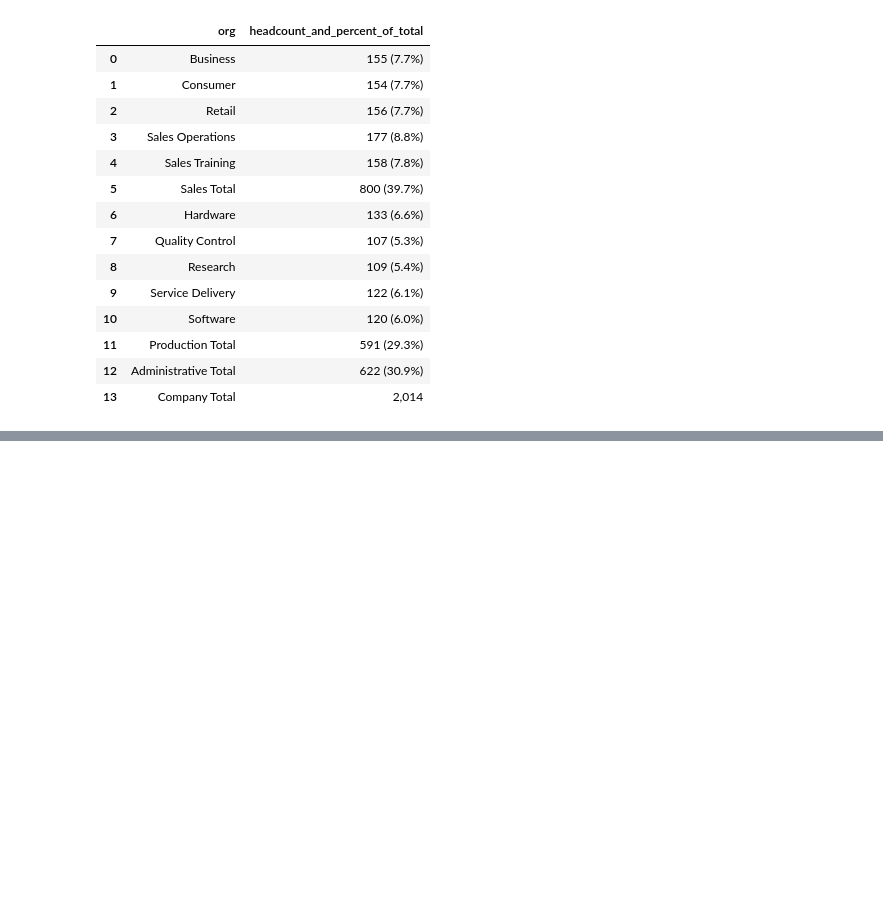
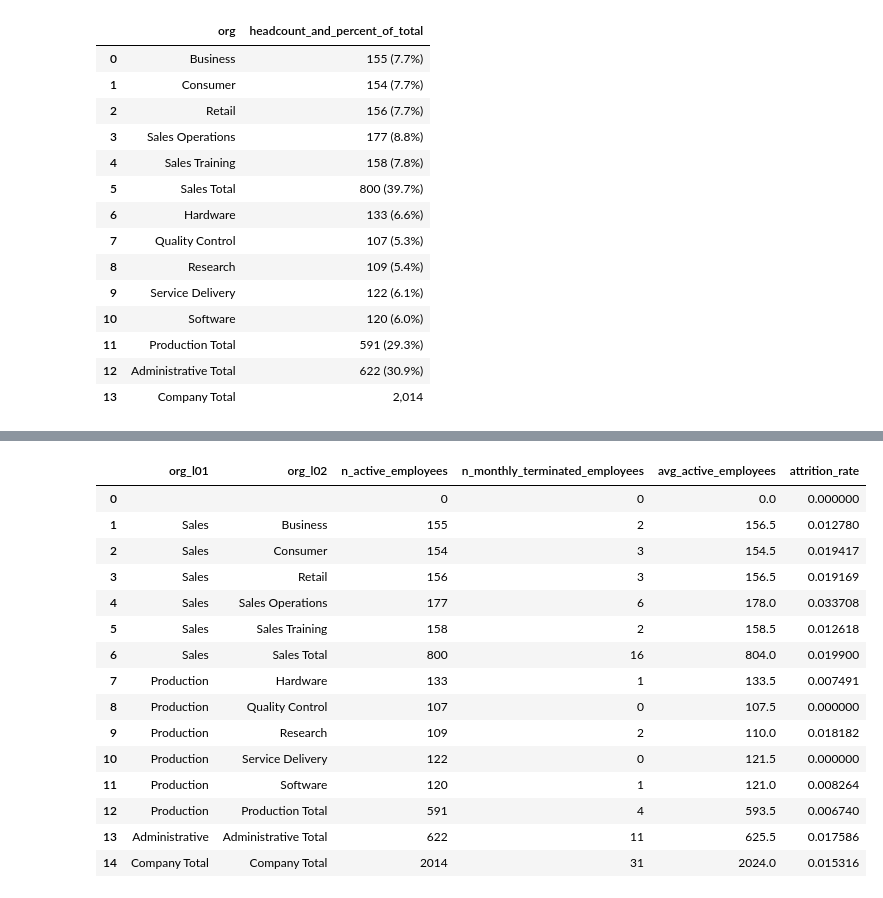
Before and after one commit to AtypicalLogic/fictional_hr_analytics, a Jupyter notebook: analyze/monthly_core_metrics.ipynb, the cells around one changed output, grey strips where cells are left out. Cells and saved outputs as stored; diff of their text form; code cells hidden in the pictures; blank space fills up the shorter version.

Commit message:
adding org-level calculations

```diff
--- a/analyze/monthly_core_metrics.ipynb
+++ b/analyze/monthly_core_metrics.ipynb
@@ -125,0 +191,2 @@ df_monthly['n_new_hire_employees'] = df_monthly['n_new_hire_employees'].fillna(0
+# %%
+df_monthly_by_org1['attrition_rate'] = df_monthly_by_org1['n_monthly_terminated_employees'] / df_monthly_by_org1['avg_active_employees']
@@ -223 +224,17 @@ df_monthly_by_org['avg_active_employees'] = np.where(
+# %%
+df_temp_reindexed = df_monthly_by_org2 \
+    .set_index(temp_indices).sort_index(level='ds') \
+    .copy()
+df_temp_avg_active_employees = df_temp_reindexed.groupby(level=temp_indices[2:]) \
+    ['n_active_employees'] \
+    .rolling(window=2).mean() \
+    .reset_index(level=[0,1,2], drop=True) \
+    .reset_index(name='avg_active_employees')
+
+df_monthly_by_org2 = pd.merge(left=df_monthly_by_org2, right=df_temp_avg_active_employees, how='left', on=temp_indices)
+df_monthly_by_org2['avg_active_employees'] = np.where(
+    df_monthly_by_org2['avg_active_employees'].isnull(),
+    df_monthly_by_org2['n_active_employees'],
+    df_monthly_by_org2['avg_active_employees']
+)
 # %% [markdown]
@@ -225,2 +242,2 @@ df_monthly_by_org['avg_active_employees'] = np.where(
 # %%
-df_monthly_by_org['attrition_rate'] = df_monthly_by_org['n_monthly_terminated_employees'] / df_monthly_by_org['avg_active_employees']
+df_monthly_by_org2['attrition_rate'] = df_monthly_by_org2['n_monthly_terminated_employees'] / df_monthly_by_org2['avg_active_employees']
@@ -454,0 +674,68 @@ display_table
+# %%
+# defining orgs that show org_l02 breakdown and order of iteration
+org_map = [
+    {'org_name': 'Sales', 'incl_org_l02': True},
+    {'org_name': 'Production', 'incl_org_l02': True},
+    {'org_name': 'Administrative', 'incl_org_l02': False},
+]
+
+selected_fields = ['org_l01','org_l02','n_active_employees','n_monthly_terminated_employees','avg_active_employees','attrition_rate']
+
+default_values = {'org_l01': '',
+                  'org_l02': '',
+                  'n_active_employees': 0,
+                  'n_monthly_terminated_employees': 0,
+                  'avg_active_employees': 0,
+                  'attrition_rate': 0}
+
+attrition_by_org_current_month = pd.DataFrame([default_values])
+attrition_by_org_previous_month = pd.DataFrame([default_values])
+
+def prep_display_table(df, ds):
+    for org_idx in org_map:
+        # calculate values related to org_l02
+        if org_idx['incl_org_l02']:
+            df = pd.concat([
+                df,
+                df_monthly_by_org2[(df_monthly_by_org2.ds_start == ds) & (df_monthly_by_org2.org_l01 == org_idx['org_name'])][selected_fields],
+            ], ignore_index=True)
+        # calculate subtotals that correspond to org_l01
+        df = pd.concat([
+                df,
+                df_monthly_by_org1[(df_monthly_by_org1.ds_start == ds) & (df_monthly_by_org1.org_l01 == org_idx['org_name'])][selected_fields]],
+            ignore_index=True
+        )
+    # calculate grand total
+    df = pd.concat([
+        df,
+        pd.merge(
+            left=pd.DataFrame([{'ds': pd.to_datetime(df_monthly[df_monthly.ds_start == ds].ds.iloc[0]), 'ds_start': pd.to_datetime(df_monthly[df_monthly.ds_start == ds].ds_start.iloc[0]), 'org_l01': 'Company Total', 'org_l02': 'Company Total'}]),
+            right=df_monthly[df_monthly.ds_start == ds],
+            how='left',
+            on=['ds', 'ds_start']
+        )[selected_fields]
+    ], ignore_index=True)
+    return df
+
+attrition_by_org_current_month = prep_display_table(attrition_by_org_current_month, current_month)
+attrition_by_org_previous_month = prep_display_table(attrition_by_org_previous_month, previous_month)
+
+attrition_by_org_current_month
+# attrition_by_org_previous_month
+# %% [output]
+|  | org_l01 | org_l02 | n_active_employees | n_monthly_terminated_employees | avg_active_employees | attrition_rate |
+| 0 |  |  | 0 | 0 | 0.0 | 0.000000 |
+| 1 | Sales | Business | 155 | 2 | 156.5 | 0.012780 |
+| 2 | Sales | Consumer | 154 | 3 | 154.5 | 0.019417 |
+| 3 | Sales | Retail | 156 | 3 | 156.5 | 0.019169 |
+| 4 | Sales | Sales Operations | 177 | 6 | 178.0 | 0.033708 |
+| 5 | Sales | Sales Training | 158 | 2 | 158.5 | 0.012618 |
+| 6 | Sales | Sales Total | 800 | 16 | 804.0 | 0.019900 |
+| 7 | Production | Hardware | 133 | 1 | 133.5 | 0.007491 |
+| 8 | Production | Quality Control | 107 | 0 | 107.5 | 0.000000 |
+| 9 | Production | Research | 109 | 2 | 110.0 | 0.018182 |
+| 10 | Production | Service Delivery | 122 | 0 | 121.5 | 0.000000 |
+| 11 | Production | Software | 120 | 1 | 121.0 | 0.008264 |
+| 12 | Production | Production Total | 591 | 4 | 593.5 | 0.006740 |
+| 13 | Administrative | Administrative Total | 622 | 11 | 625.5 | 0.017586 |
+| 14 | Company Total | Company Total | 2014 | 31 | 2024.0 | 0.015316 |
```
Also changed, not shown: parts of 42 cells of this notebook.
